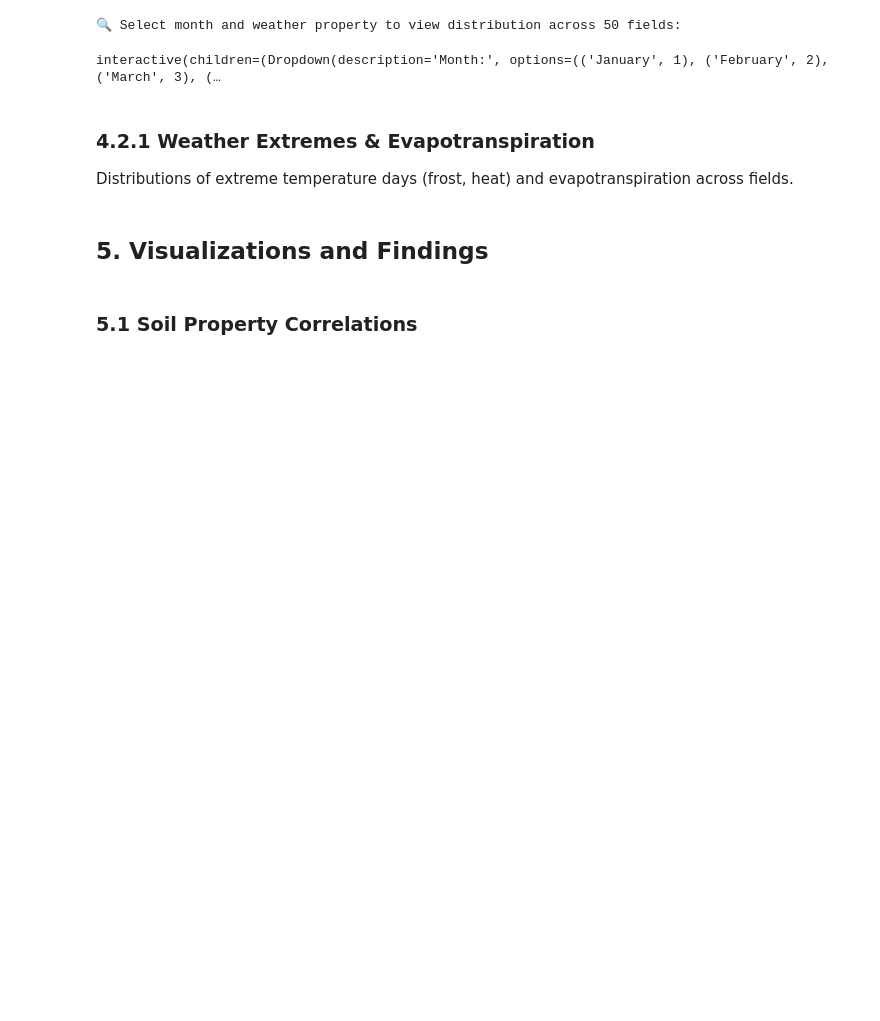
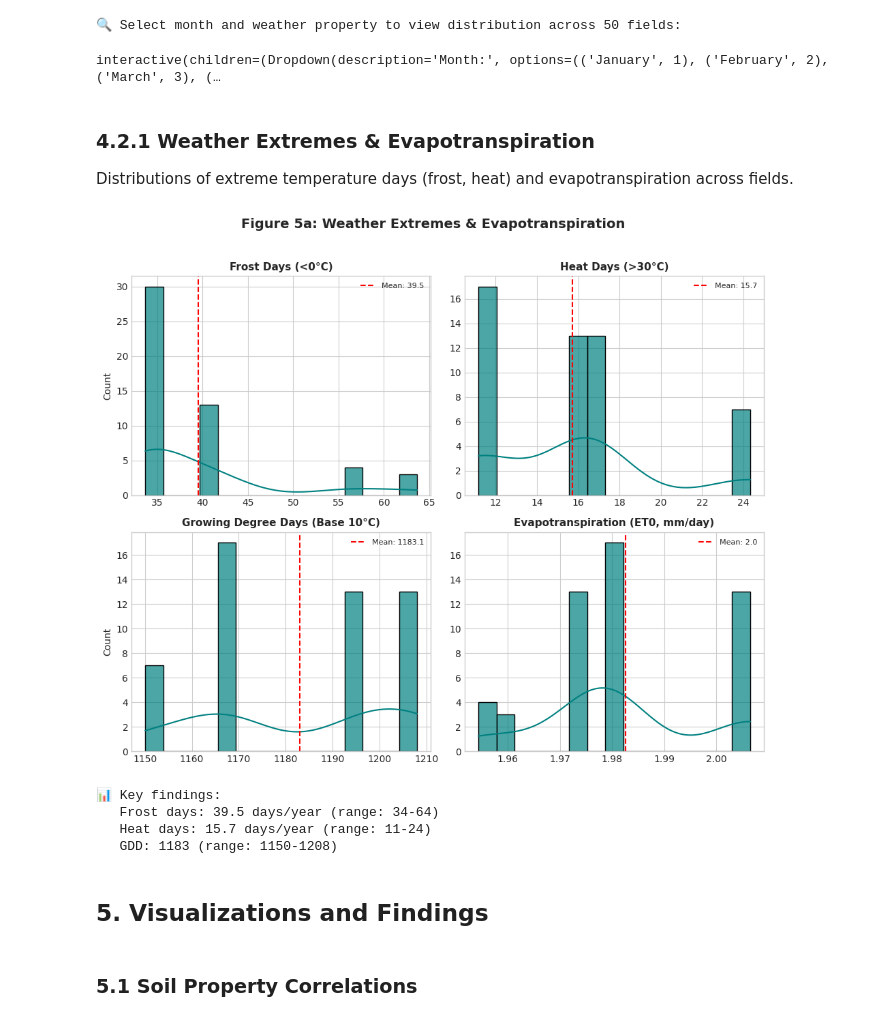
Before and after one commit to tristansu/ag-skills-demo, a Jupyter notebook: notebooks/eda_correlation_analysis.ipynb, the cells around one changed output. Saved outputs shown, nothing was run; the diff lists cells and outputs as text; code cells hidden in the pictures; blank space fills up the shorter version.

```diff
--- a/notebooks/eda_correlation_analysis.ipynb
+++ b/notebooks/eda_correlation_analysis.ipynb
@@ -381,33 +385,66 @@ Distributions of extreme temperature days (frost, heat) and evapotranspiration a
 # %%
 # Section 4.2.1: Weather Extremes & Evapotranspiration Histograms
 extreme_vars = {
     'frost_days': 'Frost Days (<0°C)',
     'heat_days': 'Heat Days (>30°C)',
     'growing_degree_days': 'Growing Degree Days (Base 10°C)',
-    'evapotranspiration': 'Evapotranspiration (EVPTRNS)'
+    'evapotranspiration': 'Evapotranspiration (ET0, mm/day)'
 }
 
 fig, axes = plt.subplots(2, 2, figsize=(10, 8))
 axes = axes.flatten()
 
 for idx, (var, title) in enumerate(extreme_vars.items()):
     ax = axes[idx]
     data = df[var].dropna()
     sns.histplot(data=data, bins=15, kde=True, ax=ax, color='teal', alpha=0.7)
     ax.axvline(data.mean(), color='red', linestyle='--', linewidth=1.5, label=f'Mean: {data.mean():.1f}')
     ax.set_title(title, fontsize=11, fontweight='bold')
     ax.set_xlabel('')
     ax.set_ylabel('Count' if idx % 2 == 0 else '')
     ax.legend(fontsize=8)
 
 plt.suptitle('Figure 5a: Weather Extremes & Evapotranspiration', fontsize=14, fontweight='bold', y=1.02)
 plt.tight_layout()
 plt.show()
 
 print("\n📊 Key findings:")
 print(f"   Frost days: {df['frost_days'].mean():.1f} days/year (range: {df['frost_days'].min():.0f}-{df['frost_days'].max():.0f})")
 print(f"   Heat days: {df['heat_days'].mean():.1f} days/year (range: {df['heat_days'].min():.0f}-{df['heat_days'].max():.0f})")
 print(f"   GDD: {df['growing_degree_days'].mean():.0f} (range: {df['growing_degree_days'].min():.0f}-{df['growing_degree_days'].max():.0f})")
+
+# Section 4.2.2: ET0 by Month (seasonal pattern)
+monthly_et0 = weather.groupby('month')['ET0'].agg(['mean', 'median',
+                                                    lambda x: x.quantile(0.25),
+                                                    lambda x: x.quantile(0.75)]).reset_index()
+monthly_et0.columns = ['month', 'mean', 'median', 'q25', 'q75']
+
+fig, ax = plt.subplots(figsize=(10, 5))
+ax.fill_between(monthly_et0['month'], monthly_et0['q25'], monthly_et0['q75'],
+                alpha=0.3, color='teal', label='IQR (25th-75th percentile)')
+ax.plot(monthly_et0['month'], monthly_et0['mean'], 'o-', color='teal',
+        linewidth=2, markersize=8, label='Mean')
+ax.set_xlabel('Month', fontsize=11)
+ax.set_ylabel('ET0 (mm/day)', fontsize=11)
+ax.set_xticks(range(1, 13))
+ax.set_xticklabels(['Jan', 'Feb', 'Mar', 'Apr', 'May', 'Jun',
+                    'Jul', 'Aug', 'Sep', 'Oct', 'Nov', 'Dec'])
+ax.set_title('Figure 5b: Reference Evapotranspiration (ET0) by Month',
+             fontsize=13, fontweight='bold')
+ax.legend(loc='upper left')
+ax.grid(True, alpha=0.3)
+plt.tight_layout()
+plt.show()
+
+print(f"\n📊 Key findings:")
+print(f"   Summer ET0: {monthly_et0[monthly_et0['month'].isin([6,7,8])]['mean'].mean():.2f} mm/day (Jun-Aug avg)")
+print(f"   Winter ET0: {monthly_et0[monthly_et0['month'].isin([12,1,2])]['mean'].mean():.2f} mm/day (Dec-Feb avg)")
+# %% [output]
+[figure, added]
+📊 Key findings:
+   Frost days: 39.5 days/year (range: 34-64)
+   Heat days: 15.7 days/year (range: 11-24)
+   GDD: 1183 (range: 1150-1208)
 # %% [markdown]
 ## 5. Visualizations and Findings
 # %% [markdown]
```
Also changed, not shown: parts of 8 cells of this notebook, 2 other files.
